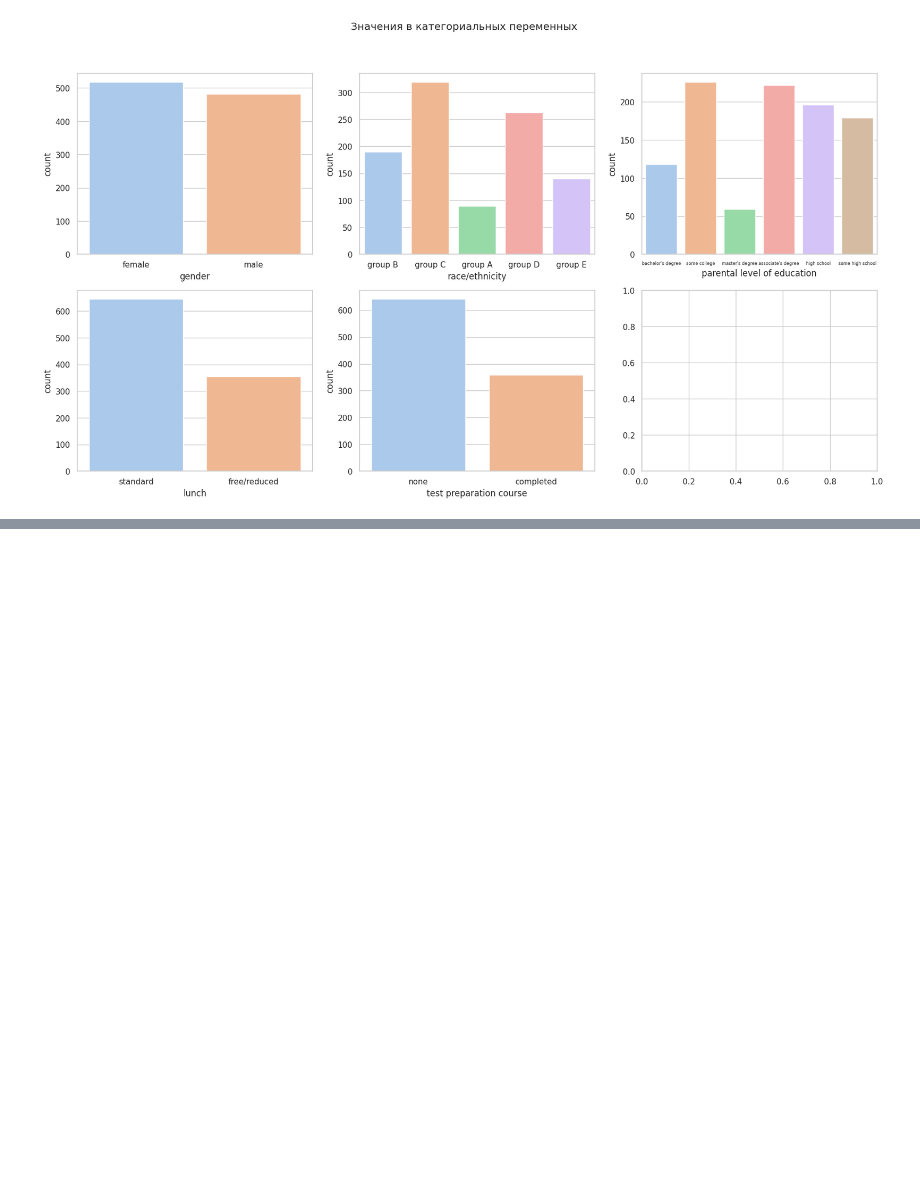
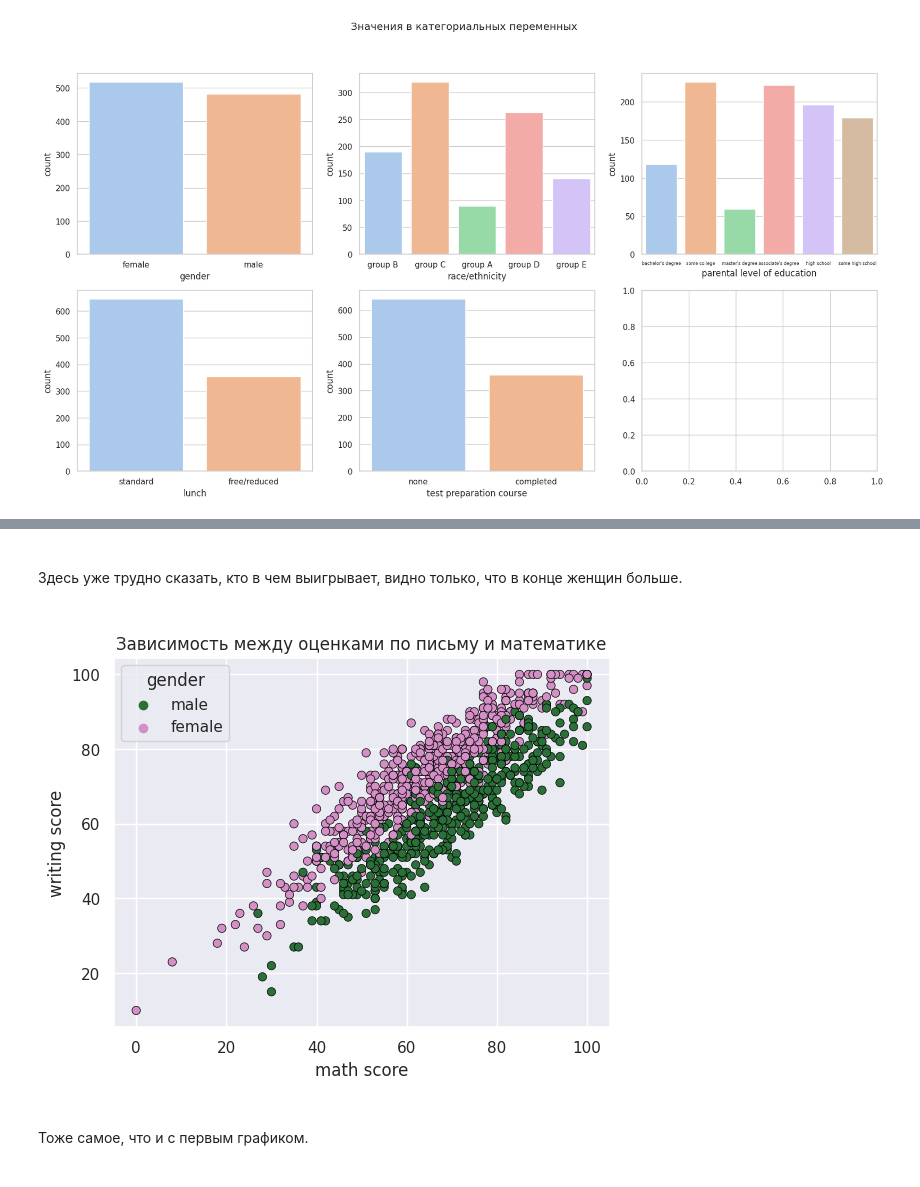
Before and after one commit to 1mmo/data-analysis-handbook, a Jupyter notebook: handbook/Working with data/exploratory_analysis.ipynb, the cells around one changed output, grey strips where cells are left out. Cells and saved outputs as stored; diff of their text form; code cells hidden in the pictures; blank space fills up the shorter version.

```diff
--- a/handbook/Working with data/exploratory_analysis.ipynb
+++ b/handbook/Working with data/exploratory_analysis.ipynb
@@ -262,0 +288,15 @@ for i in range(len(categorical_columns)):
+# %% [markdown]
+<br>
+Здесь уже трудно сказать, кто в чем выигрывает, видно только, что в конце женщин больше.<br>
+<br>
+# %%
+sns.set_style('darkgrid')
+sns.scatterplot(x='math score', y='writing score', data=data, hue='gender', edgecolor='black', palette='cubehelix', hue_order=['male','female'])
+plt.title('Зависимость между оценками по письму и математике')
+plt.show()
+# %% [output]
+[figure, added]
+# %% [markdown]
+<br>
+Тоже самое, что и с первым графиком.<br>
+<br>
```
Also changed, not shown: parts of 13 cells of this notebook.
